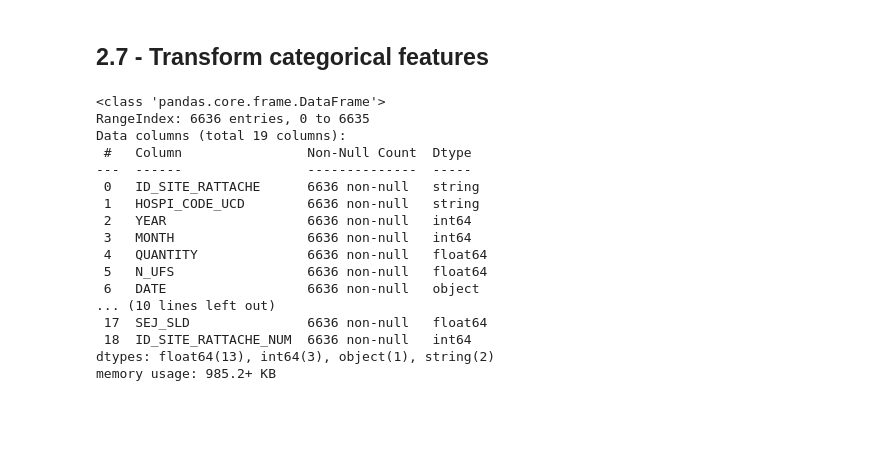
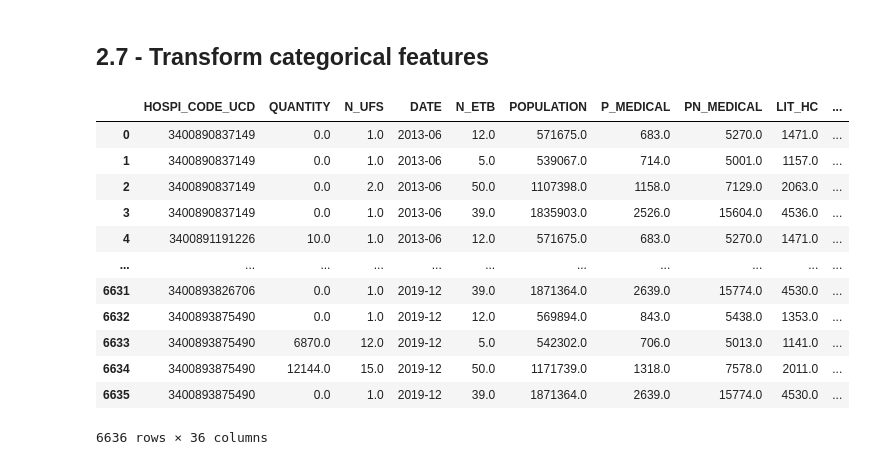
Before and after one commit to douglasmmachado/MedicineConsumption, a Jupyter notebook: notebooks/causal_method/unified_approach/tests.ipynb, the cells around one changed output. Saved outputs shown, nothing was run; the diff lists cells and outputs as text; code cells hidden in the pictures; blank space fills up the shorter version.

```diff
--- a/notebooks/causal_method/unified_approach/tests.ipynb
+++ b/notebooks/causal_method/unified_approach/tests.ipynb
@@ -385,24 +340,3 @@ for medicine in df_resampled['HOSPI_CODE_UCD'].unique():
 ... (9 outputs left out)
 # %% [markdown]
 ## 2.7 - Transform categorical features
-# %%
-df_resampled_numerical_only = df_resampled.drop(['CODE_ATC', 'WEEK'], axis=1).copy()
-df_resampled_numerical_only.info()
-# %% [output]
-<class 'pandas.core.frame.DataFrame'>
-RangeIndex: 6636 entries, 0 to 6635
-Data columns (total 19 columns):
- #   Column                Non-Null Count  Dtype
----  ------                --------------  -----
- 0   ID_SITE_RATTACHE      6636 non-null   string
- 1   HOSPI_CODE_UCD        6636 non-null   string
- 2   YEAR                  6636 non-null   int64
- 3   MONTH                 6636 non-null   int64
- 4   QUANTITY              6636 non-null   float64
- 5   N_UFS                 6636 non-null   float64
- 6   DATE                  6636 non-null   object
-... (10 lines left out)
- 17  SEJ_SLD               6636 non-null   float64
- 18  ID_SITE_RATTACHE_NUM  6636 non-null   int64
-dtypes: float64(13), int64(3), object(1), string(2)
-memory usage: 985.2+ KB
@@ -410,0 +343,19 @@ df_resampled_numerical_only.to_csv('df_resampled.csv', index=False)
+# %%
+hospi_codes = df_resampled['ID_SITE_RATTACHE'].values
+df_encoded = pd.get_dummies(df_resampled, columns=['MONTH', 'YEAR', 'ID_SITE_RATTACHE'], prefix=['MONTH', 'YEAR', 'HOSPI'], drop_first=True)
+df_encoded['ID_SITE_RATTACHE'] = hospi_codes
+df_encoded
+# %% [output]
+|  | HOSPI_CODE_UCD | QUANTITY | N_UFS | DATE | N_ETB | POPULATION | P_MEDICAL | PN_MEDICAL | LIT_HC | ... |
+| 0 | 3400890837149 | 0.0 | 1.0 | 2013-06 | 12.0 | 571675.0 | 683.0 | 5270.0 | 1471.0 | ... |
+| 1 | 3400890837149 | 0.0 | 1.0 | 2013-06 | 5.0 | 539067.0 | 714.0 | 5001.0 | 1157.0 | ... |
+| 2 | 3400890837149 | 0.0 | 2.0 | 2013-06 | 50.0 | 1107398.0 | 1158.0 | 7129.0 | 2063.0 | ... |
+| 3 | 3400890837149 | 0.0 | 1.0 | 2013-06 | 39.0 | 1835903.0 | 2526.0 | 15604.0 | 4536.0 | ... |
+| 4 | 3400891191226 | 10.0 | 1.0 | 2013-06 | 12.0 | 571675.0 | 683.0 | 5270.0 | 1471.0 | ... |
+| ... | ... | ... | ... | ... | ... | ... | ... | ... | ... | ... |
+| 6631 | 3400893826706 | 0.0 | 1.0 | 2019-12 | 39.0 | 1871364.0 | 2639.0 | 15774.0 | 4530.0 | ... |
+| 6632 | 3400893875490 | 0.0 | 1.0 | 2019-12 | 12.0 | 569894.0 | 843.0 | 5438.0 | 1353.0 | ... |
+| 6633 | 3400893875490 | 6870.0 | 12.0 | 2019-12 | 5.0 | 542302.0 | 706.0 | 5013.0 | 1141.0 | ... |
+| 6634 | 3400893875490 | 12144.0 | 15.0 | 2019-12 | 50.0 | 1171739.0 | 1318.0 | 7578.0 | 2011.0 | ... |
+| 6635 | 3400893875490 | 0.0 | 1.0 | 2019-12 | 39.0 | 1871364.0 | 2639.0 | 15774.0 | 4530.0 | ... |
+6636 rows × 36 columns
```
Also changed, not shown: parts of 28 cells of this notebook.
